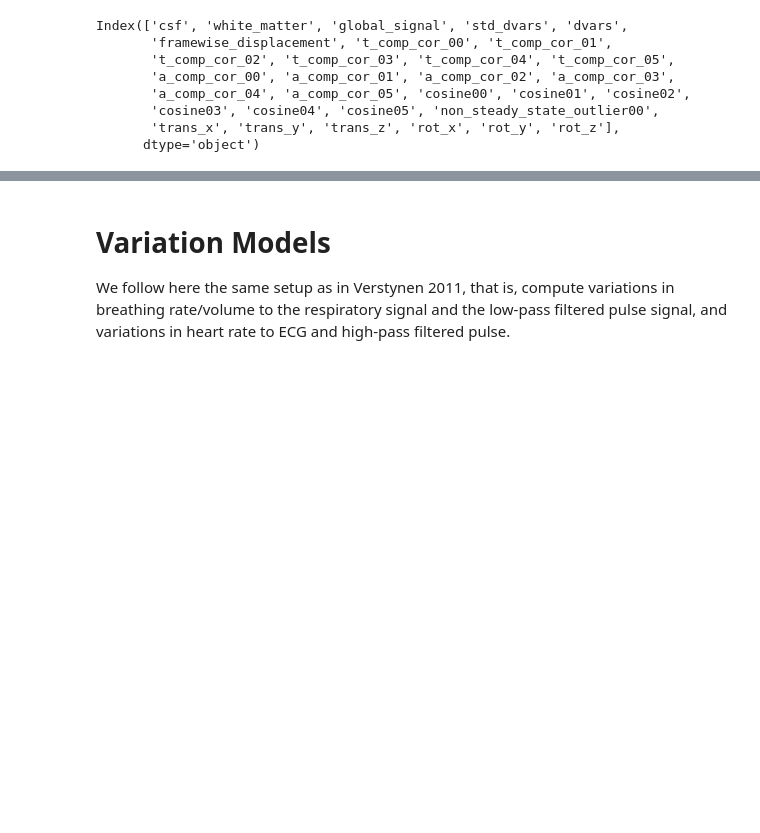
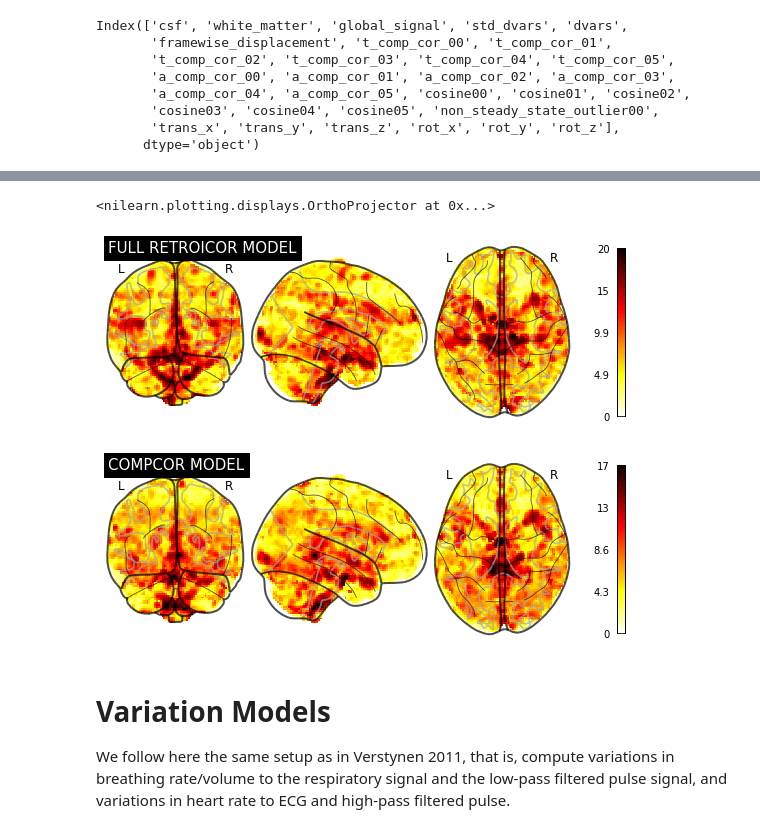
Before and after one commit to CoAxLab/niphlem, a Jupyter notebook: notebooks/demo_ebach.ipynb, the cells around one changed output, grey strips where cells are left out. Saved outputs shown, nothing was run; the diff lists cells and outputs as text; code cells hidden in the pictures; blank space fills up the shorter version.

```diff
--- a/notebooks/demo_ebach.ipynb
+++ b/notebooks/demo_ebach.ipynb
@@ -335,5 +342,12 @@ plotting.plot_stat_map(math_img("img1*(img2<0.0001)",
 [figure]
 [figure]
+# %%
+plotting.plot_glass_brain(res_dict_full['z_score'], title="FULL RETROICOR MODEL", colorbar=True)
+plotting.plot_glass_brain(res_dict_acompcor['z_score'], title="COMPCOR MODEL", colorbar=True)
+# %% [output]
+<nilearn.plotting.displays.OrthoProjector at 0x...>
+[figure, added]
+[figure, added]
 # %% [markdown]
 # Variation Models
 
```
Also changed, not shown: parts of 8 cells of this notebook, 1 other file.
